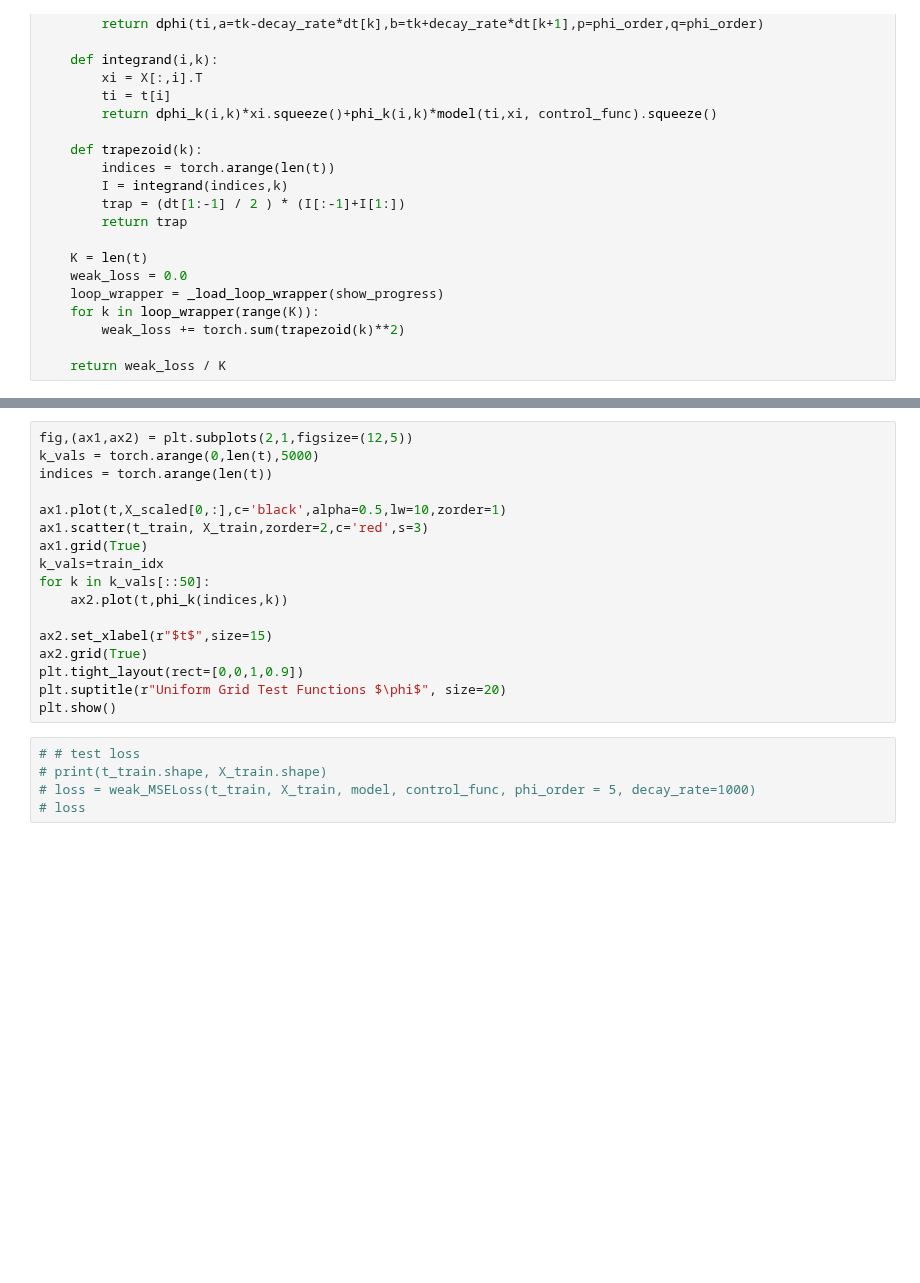
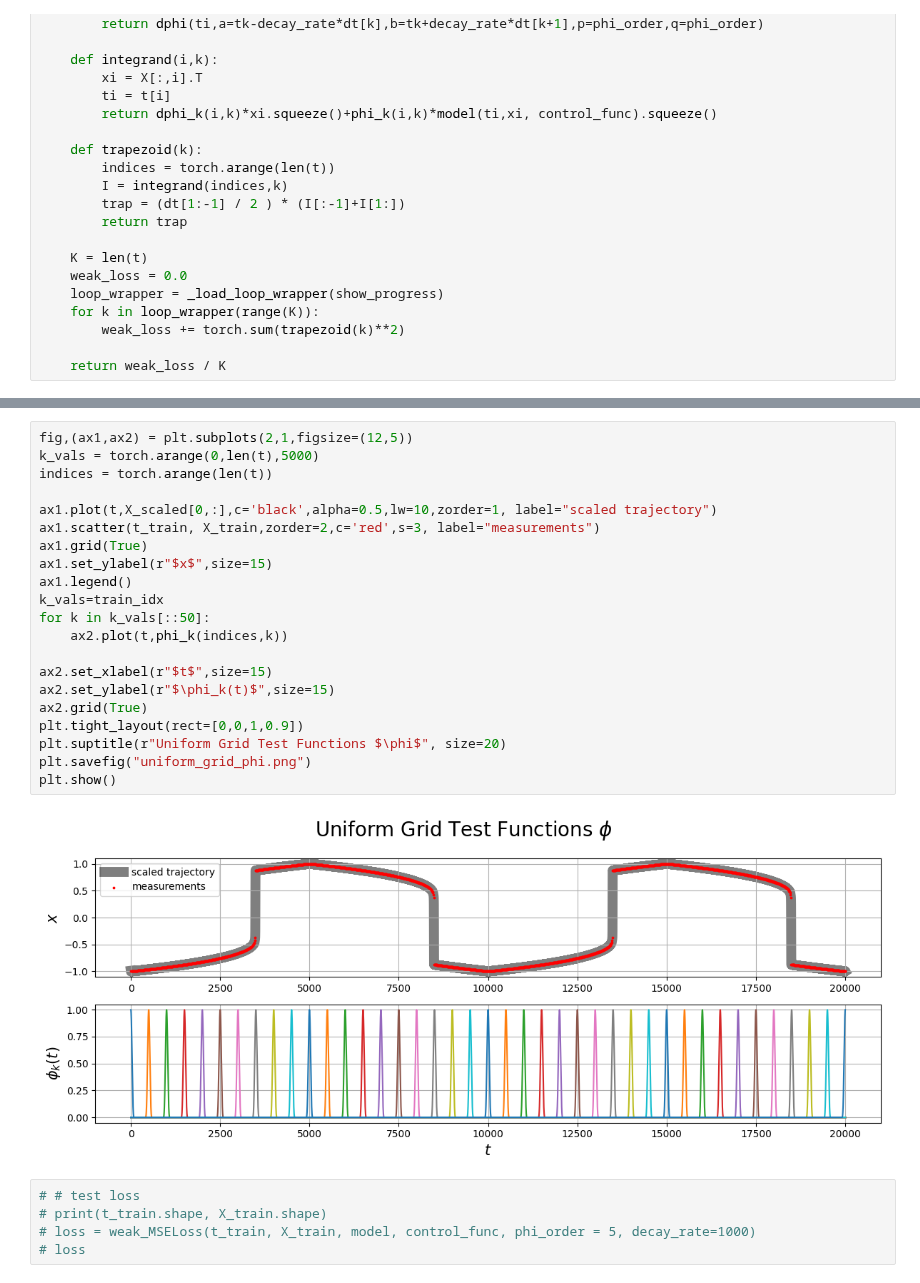
Before and after one commit to MalachiteWind/stable_node_control, a Jupyter notebook: notebooks/weak-form/weak_formulation.ipynb, the cells around one changed output, grey strips where cells are left out. Saved outputs shown, nothing was run; the diff lists cells and outputs as text; blank space fills up the shorter version.

```diff
--- a/notebooks/weak-form/weak_formulation.ipynb
+++ b/notebooks/weak-form/weak_formulation.ipynb
@@ -243,20 +249,26 @@ X_scaled.shape
 # %%
 fig,(ax1,ax2) = plt.subplots(2,1,figsize=(12,5))
 k_vals = torch.arange(0,len(t),5000)
 indices = torch.arange(len(t))
 
-ax1.plot(t,X_scaled[0,:],c='black',alpha=0.5,lw=10,zorder=1)
-ax1.scatter(t_train, X_train,zorder=2,c='red',s=3)
+ax1.plot(t,X_scaled[0,:],c='black',alpha=0.5,lw=10,zorder=1, label="scaled trajectory")
+ax1.scatter(t_train, X_train,zorder=2,c='red',s=3, label="measurements")
 ax1.grid(True)
+ax1.set_ylabel(r"$x$",size=15)
+ax1.legend()
 k_vals=train_idx
 for k in k_vals[::50]:
     ax2.plot(t,phi_k(indices,k))
 
 ax2.set_xlabel(r"$t$",size=15)
+ax2.set_ylabel(r"$\phi_k(t)$",size=15)
 ax2.grid(True)
 plt.tight_layout(rect=[0,0,1,0.9])
 plt.suptitle(r"Uniform Grid Test Functions $\phi$", size=20)
+plt.savefig("uniform_grid_phi.png")
 plt.show()
+# %% [output]
+[figure, added]
 # %%
 # # test loss
 # print(t_train.shape, X_train.shape)
```
Also changed, not shown: parts of 10 cells of this notebook, 9 other files.
